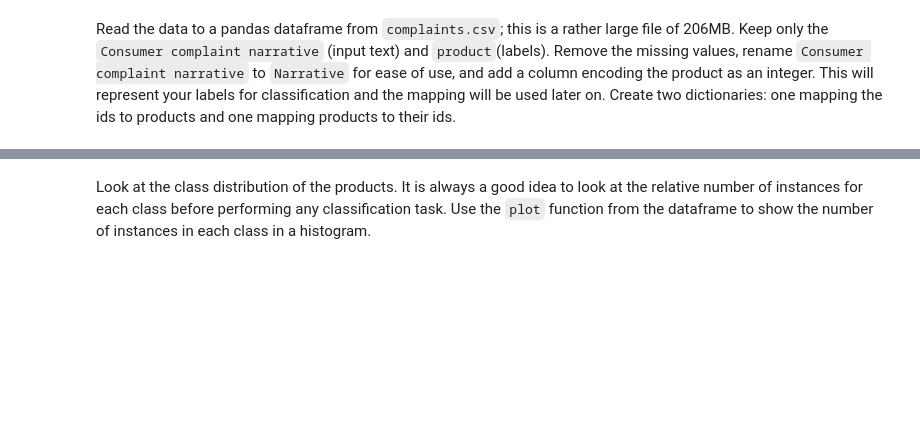
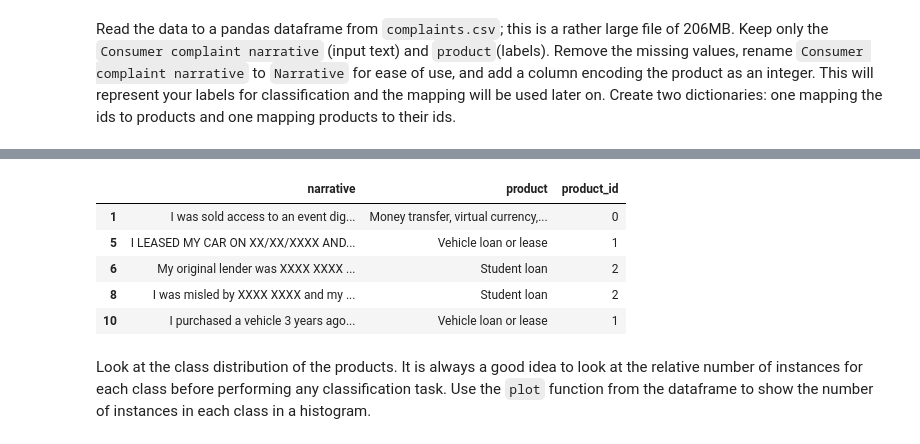
Before and after one commit to fidsusj/HateSpeechDetection, a Jupyter notebook: assignments/3/ITA_assignment_3.ipynb, the cells around one changed output, grey strips where cells are left out. Cells and saved outputs as stored; diff of their text form; code cells hidden in the pictures; blank space fills up the shorter version.

```diff
--- a/assignments/3/ITA_assignment_3.ipynb
+++ b/assignments/3/ITA_assignment_3.ipynb
@@ -345,8 +359,19 @@ df.head()
 # %%
-df = ### remove missing ####
-df['product_id'] = ### integer ids for product ###
+df = df.dropna() # remove missing
+df['product_id'], _ = pd.factorize(df['product']) # integer ids for product
+
 ### create the dictionary ####
+id2product = pd.Series(df["product"].values,index=df['product_id']).to_dict()
+product2id = pd.Series(df["product_id"].values,index=df['product']).to_dict()
+
 df.head()
+# %% [output]
+|  | narrative | product | product_id |
+| 1 | I was sold access to an event dig... | Money transfer, virtual currency,... | 0 |
+| 5 | I LEASED MY CAR ON XX/XX/XXXX AND... | Vehicle loan or lease | 1 |
+| 6 | My original lender was XXXX XXXX ... | Student loan | 2 |
+| 8 | I was misled by XXXX XXXX and my ... | Student loan | 2 |
+| 10 | I purchased a vehicle 3 years ago... | Vehicle loan or lease | 1 |
 # %% [markdown]
 Look at the class distribution of the products. It is always a good idea to look at the relative number of instances for each class before performing any classification task. Use the `plot` function from the dataframe to show the number of instances in each class in a histogram.
 # %%
```
Also changed, not shown: parts of 5 cells of this notebook.
